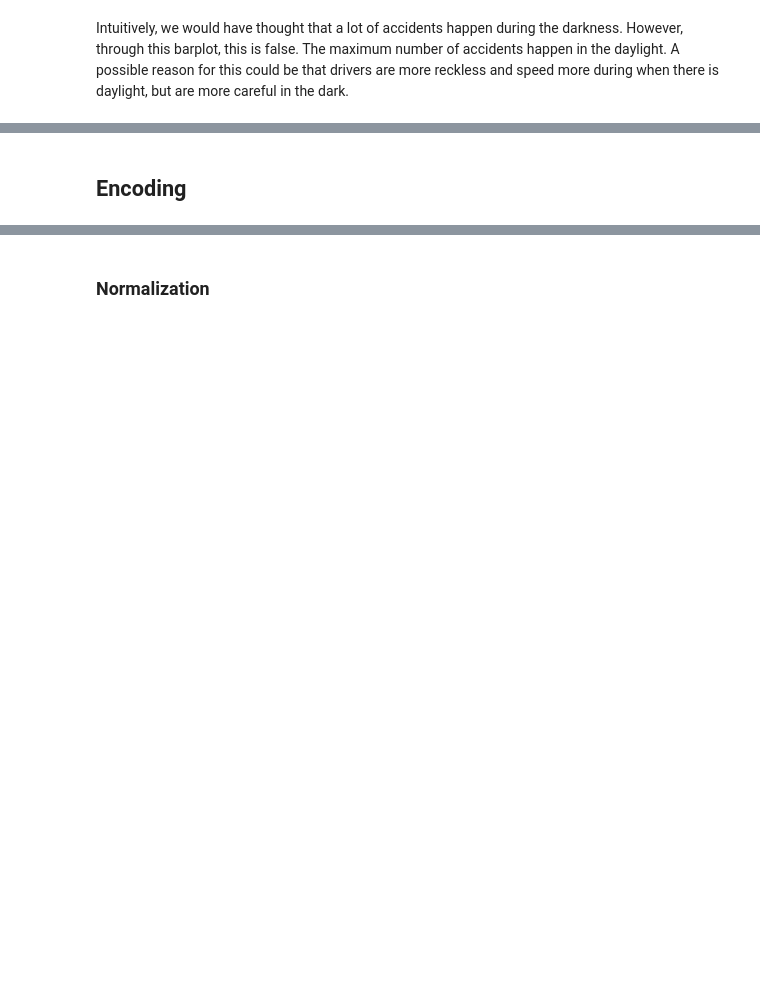
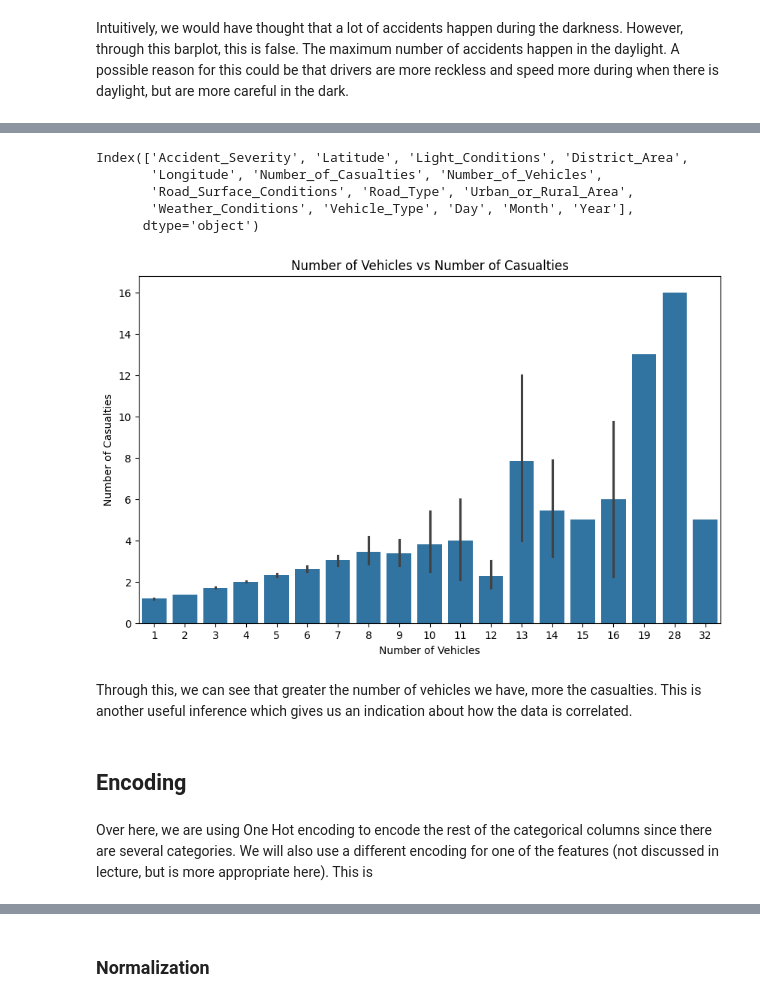
Before and after one commit to yashilvora19/accident_severity_prediction, a Jupyter notebook: Data_Cleaning_and_EDA_Final.ipynb, the cells around one changed output, grey strips where cells are left out. Cells and saved outputs as stored; diff of their text form; code cells hidden in the pictures; blank space fills up the shorter version.

```diff
--- a/Data_Cleaning_and_EDA.ipynb
+++ b/Data_Cleaning_and_EDA_Final.ipynb
@@ -446,5 +453,32 @@ TypeError: 'module' object is not callable
+# %%
+accident_copy = accident_copy.drop('Date', axis=1) # removing the data column that we created for the figure above
+# %%
+accident_copy.columns
+# %% [output]
+Index(['Accident_Severity', 'Latitude', 'Light_Conditions', 'District_Area',
+       'Longitude', 'Number_of_Casualties', 'Number_of_Vehicles',
+       'Road_Surface_Conditions', 'Road_Type', 'Urban_or_Rural_Area',
+       'Weather_Conditions', 'Vehicle_Type', 'Day', 'Month', 'Year'],
+      dtype='object')
+# %%
+plt.figure(figsize=(10, 6))
+sns.barplot(x=accident_copy['Number_of_Vehicles'], y=accident_copy['Number_of_Casualties'])
+
+# Customize the plot
+plt.title('Number of Vehicles vs Number of Casualties')
+plt.xlabel('Number of Vehicles')
+plt.ylabel('Number of Casualties')
+
+# Show plot
+plt.show()
+# %% [output]
+[figure, added]
+# %% [markdown]
+Through this, we can see that greater the number of vehicles we have, more the casualties. This is another useful inference which gives us an indication about how the data is correlated.
 # %% [markdown]
 ## Encoding
+# %% [markdown]
+Over here, we are using One Hot encoding to encode the rest of the categorical columns since there are several categories. We will also use a different encoding for one of the features (not discussed in lecture, but is more appropriate here). This is
 # %%
 # Use One Hot Encoder on all categorical columns that haven't been transformed into numerical data
 from sklearn.preprocessing import OneHotEncoder
```
Also changed, not shown: parts of 17 cells of this notebook, 2 other files.
